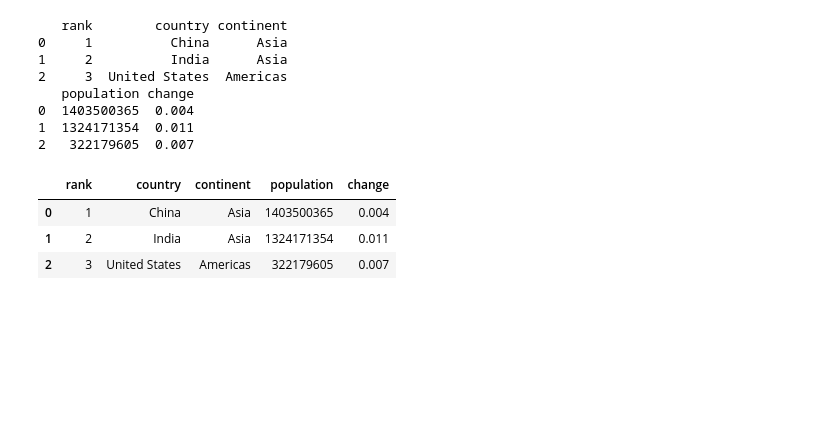
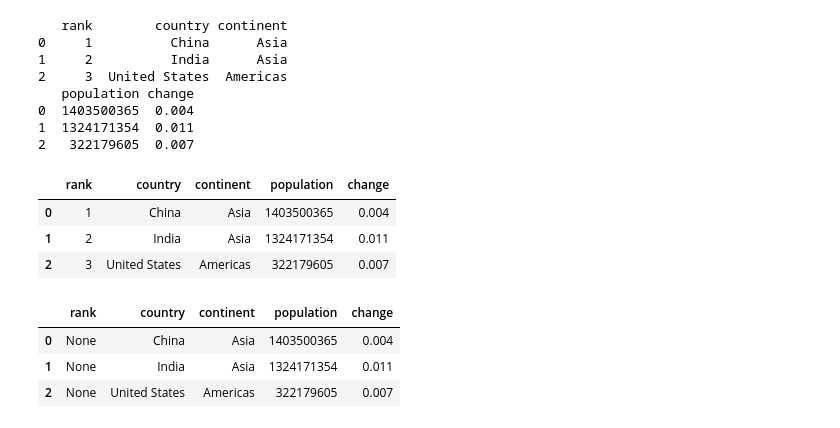
Before and after one commit to hotcode002/Machine-Learning-with-Python, a Jupyter notebook: week_1_basics/day_4_ml_data_structures_1/notebooks/pandas.ipynb, the cells around one changed output. Drawn from its saved outputs; the diff is of its cells as text; code cells hidden in the pictures; blank space fills up the shorter version.

```diff
--- a/week_1_basics/day_4_ml_data_structures_1/notebooks/pandas.ipynb
+++ b/week_1_basics/day_4_ml_data_structures_1/notebooks/pandas.ipynb
@@ -508,3 +547,12 @@ df_new
 | 0 | 1 | China | Asia | 1403500365 | 0.004 |
 | 1 | 2 | India | Asia | 1324171354 | 0.011 |
 | 2 | 3 | United States | Americas | 322179605 | 0.007 |
+# %%
+df_new["rank"] = None
+# %%
+df_new
+# %% [output]
+|  | rank | country | continent | population | change |
+| 0 | None | China | Asia | 1403500365 | 0.004 |
+| 1 | None | India | Asia | 1324171354 | 0.011 |
+| 2 | None | United States | Americas | 322179605 | 0.007 |
```
Also changed, not shown: parts of 12 cells of this notebook, 2 other files.
